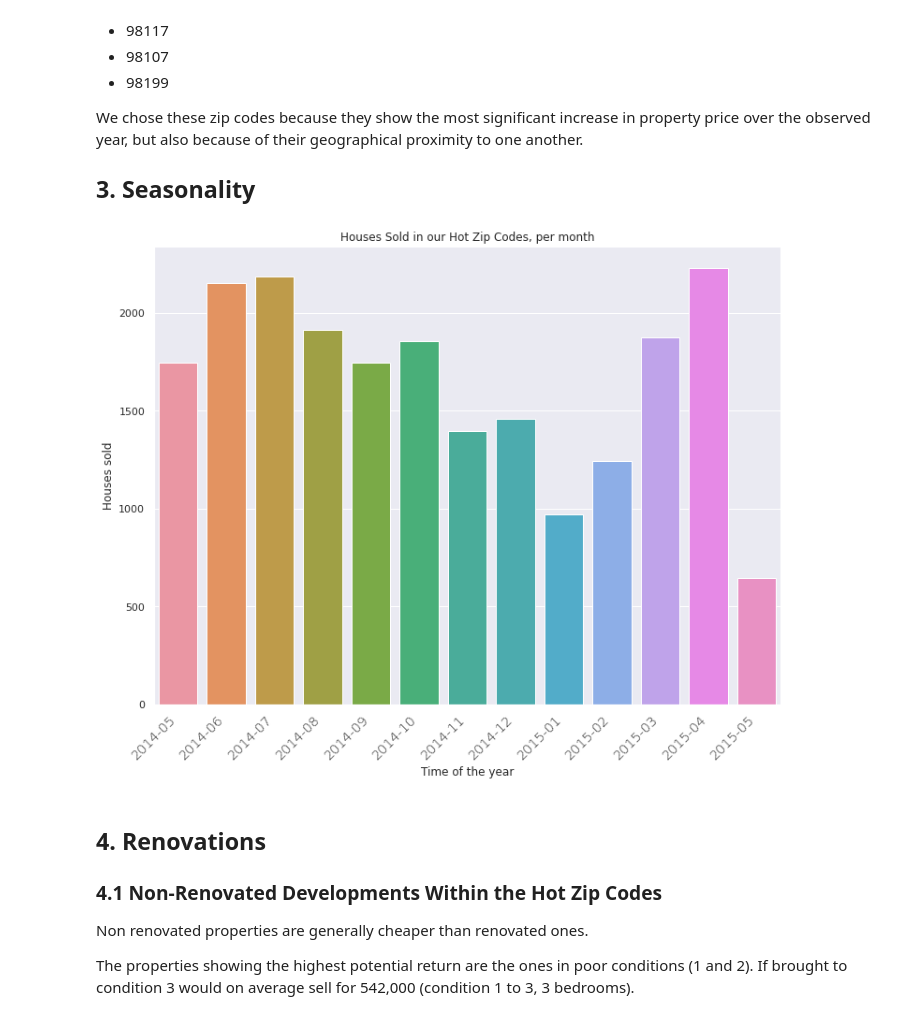
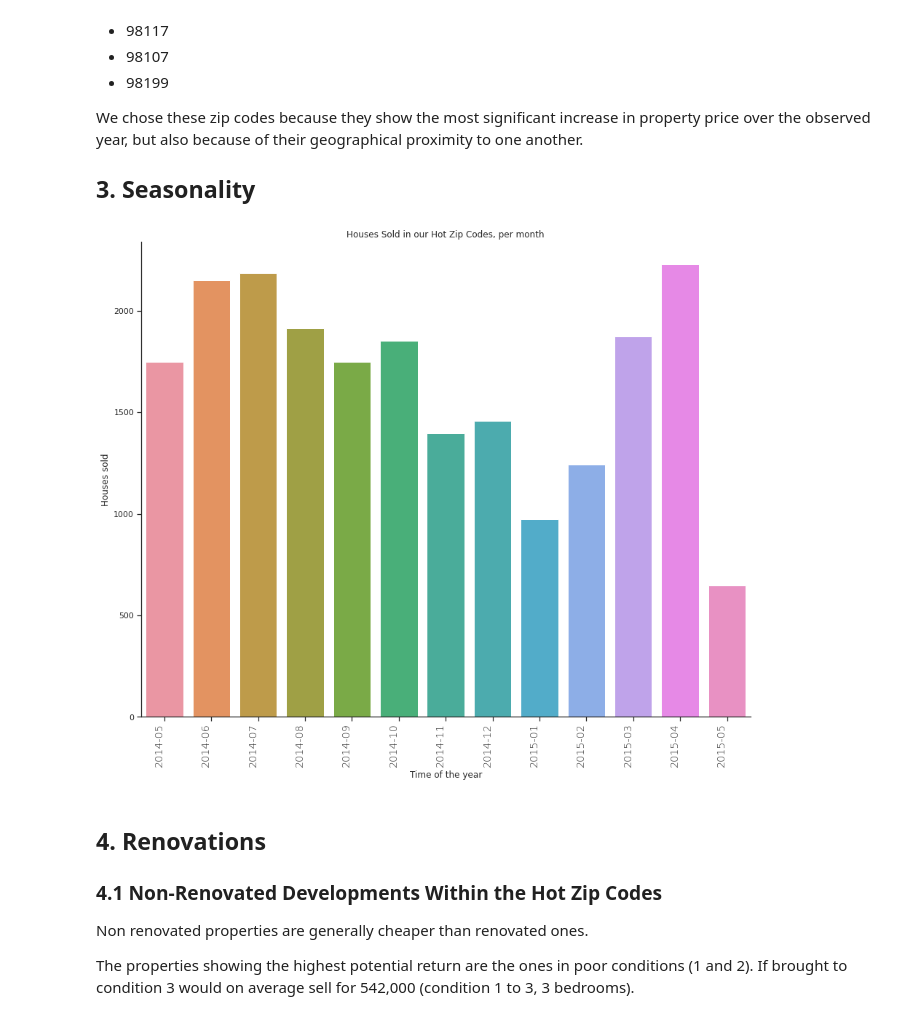
Before and after one commit to aghilissen/KayCee, a Jupyter notebook: index.ipynb, the cells around one changed output. Cells and saved outputs as stored; diff of their text form; code cells hidden in the pictures.

```diff
--- a/index.ipynb
+++ b/index.ipynb
@@ -24,7 +24,7 @@ from sklearn.linear_model import LinearRegression
 # warnings.filterwarnings('ignore')
 #pd.set_option('display.float_format', lambda x: '%.3f' % x)
 %matplotlib inline
-sns.set(rc={'figure.figsize':(12,9)})
+sns.set(style='ticks', rc={'figure.figsize':(15,12)})
 # %% [markdown]
 ## 1. Exploratory Data Analysis
 # %%
@@ -407,34 +310,34 @@ kayCee = kc[kc['zipcode'].isin(focus_zipcodes)] # 4905 houses
 # %%
 ##############################
 # generate a dataset to analyse the seasonality of data
 
 seasonality_df = kc.copy() #copy main data
 seasonality_df.insert(3,"month",0) #add a column for time month
 seasonality_df.insert(4,"year",0) #add a column for time year
 seasonality_df["date"] = pd.to_datetime(seasonality_df['date']) #convert date column to datetime objects from object
 seasonality_df["month"] = seasonality_df["date"].dt.month #extract month
 seasonality_df["year"] = seasonality_df["date"].dt.year #extract year
 per_month = seasonality_df.set_index('date').groupby(pd.Grouper(freq='M'))['id'].count() #create a Pandas series with the values we need
 
 ##############################
 # generate the seasonality graph
 
-chart = sns.barplot(
-                    x = per_month.index,
-                    y = per_month.values
+chart = sns.barplot(x=per_month.index,
+                    y=per_month.values
                    )
 xlabels = ['2014-05','2014-06','2014-07','2014-08','2014-09','2014-10','2014-11','2014-12','2015-01','2015-02','2015-03','2015-04','2015-05']
 chart.set_xlabel('Time of the year')
 chart.set_ylabel('Houses sold');
 
 chart.set_xticklabels(xlabels,
-                      rotation=45,
+                      rotation=90,
                       horizontalalignment='right',
                       fontweight='light',
                       fontsize='large');
 plt.title('Houses Sold in our Hot Zip Codes, per month');
+sns.despine()
 # %% [output]
-[figure, old version]
+[figure, new version]
 # %% [markdown]
 ## 4. Renovations
 ### 4.1 Non-Renovated Developments Within the Hot Zip Codes
```
Also changed, not shown: parts of 15 cells of this notebook.
